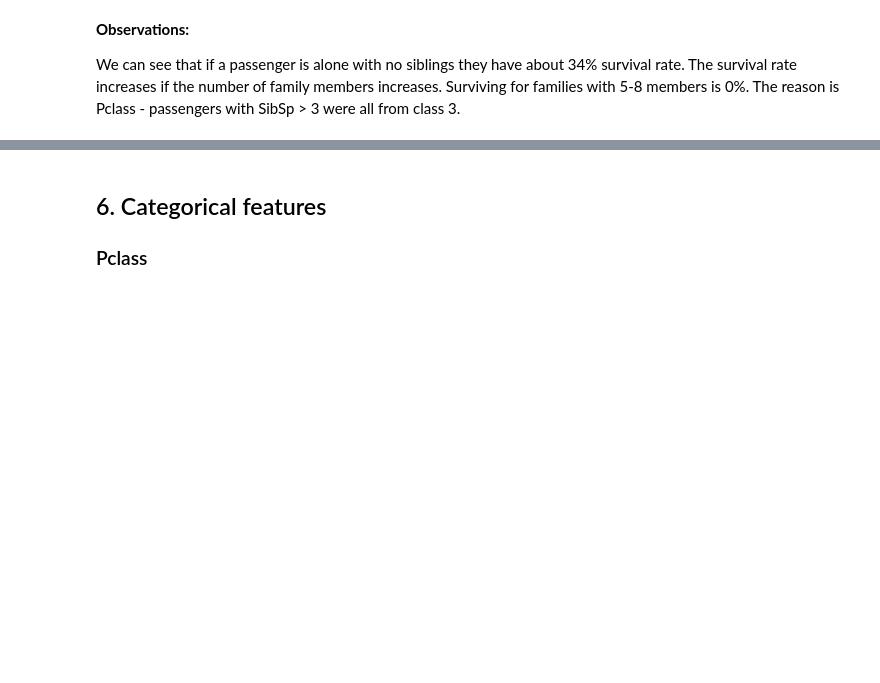
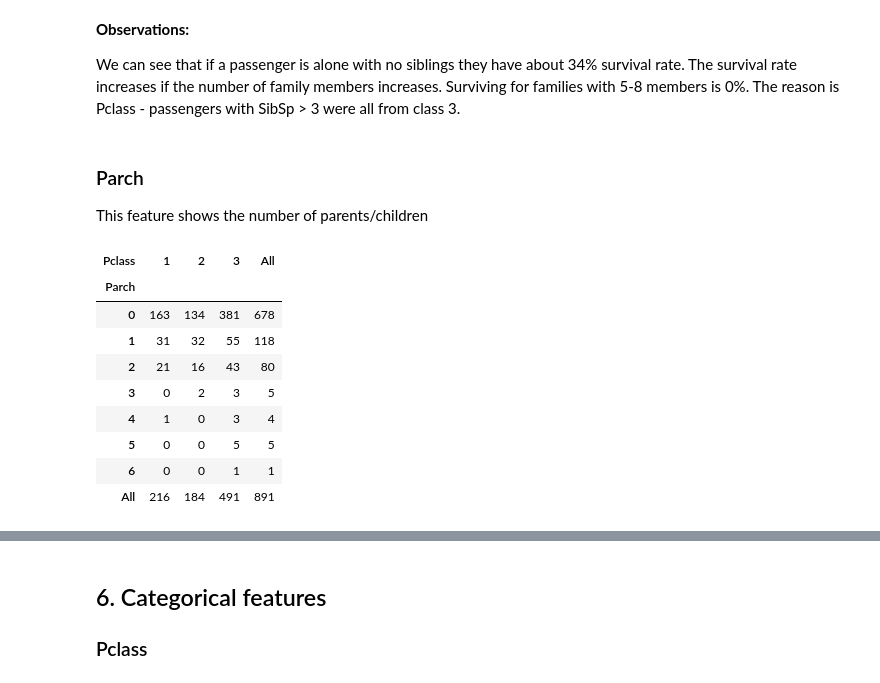
Before and after one commit to oozywaters/kaggle-titanic, a Jupyter notebook: notebooks/eda.ipynb, the cells around one changed output, grey strips where cells are left out. Cells and saved outputs as stored; diff of their text form; code cells hidden in the pictures; blank space fills up the shorter version.

```diff
--- a/notebooks/eda.ipynb
+++ b/notebooks/eda.ipynb
@@ -268,3 +268,20 @@ pd.crosstab([train["SibSp"]], train["Pclass"], margins=True).style.background_gr
 **Observations:**
 
 We can see that if a passenger is alone with no siblings they have about 34% survival rate. The survival rate increases if the number of family members increases. Surviving for families with 5-8 members is 0%. The reason is Pclass - passengers with SibSp > 3 were all from class 3.
+# %% [markdown]
+### Parch
+
+This feature shows the number of parents/children
+# %%
+pd.crosstab([train["Parch"]], train["Pclass"], margins=True).style.background_gradient(cmap='summer_r')
+# %% [output]
+| Pclass | 1 | 2 | 3 | All |
+| Parch |  |  |  |  |
+| 0 | 163 | 134 | 381 | 678 |
+| 1 | 31 | 32 | 55 | 118 |
+| 2 | 21 | 16 | 43 | 80 |
+| 3 | 0 | 2 | 3 | 5 |
+| 4 | 1 | 0 | 3 | 4 |
+| 5 | 0 | 0 | 5 | 5 |
+| 6 | 0 | 0 | 1 | 1 |
+| All | 216 | 184 | 491 | 891 |
```
Also changed, not shown: parts of 4 cells of this notebook.
